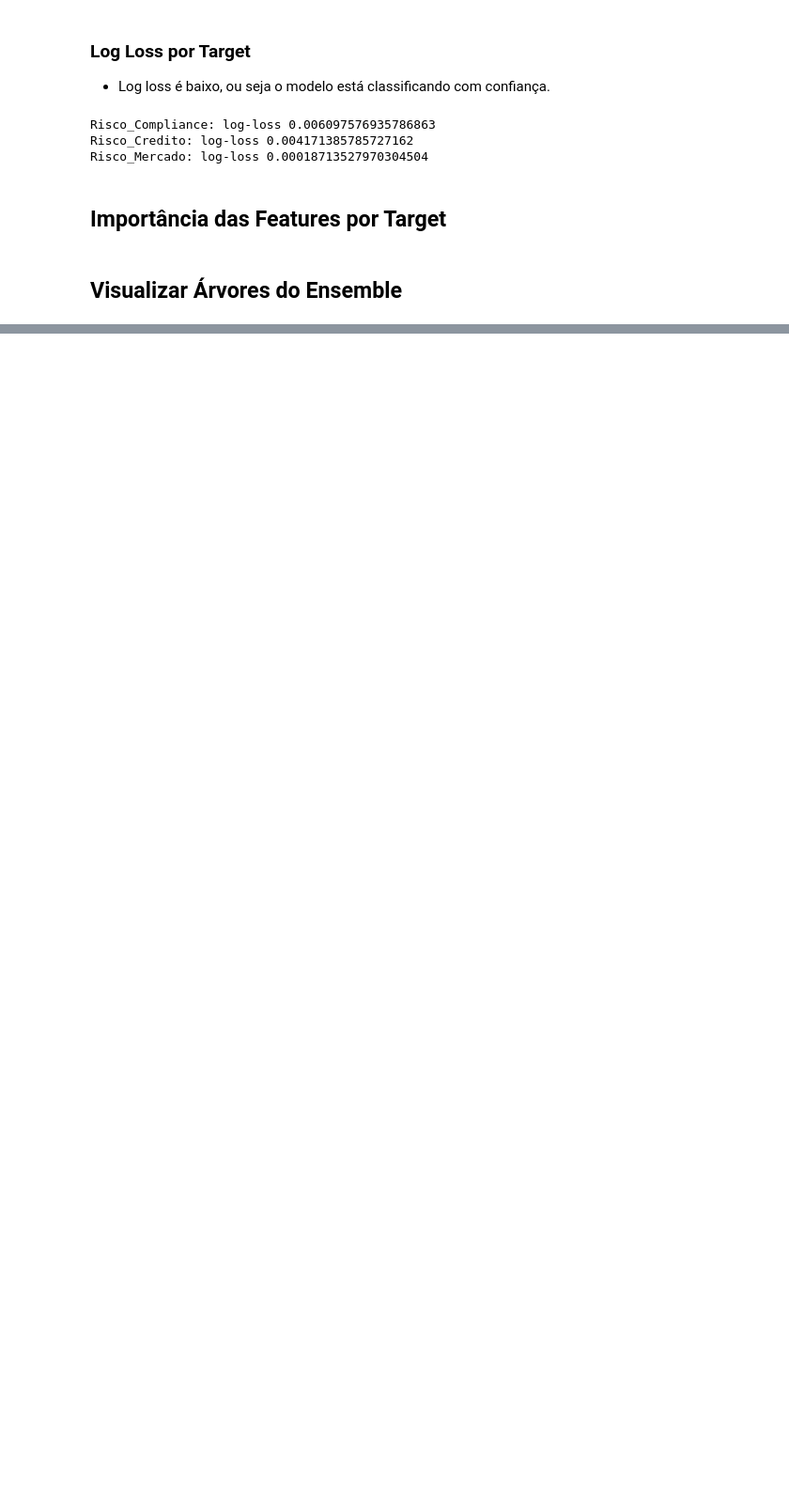
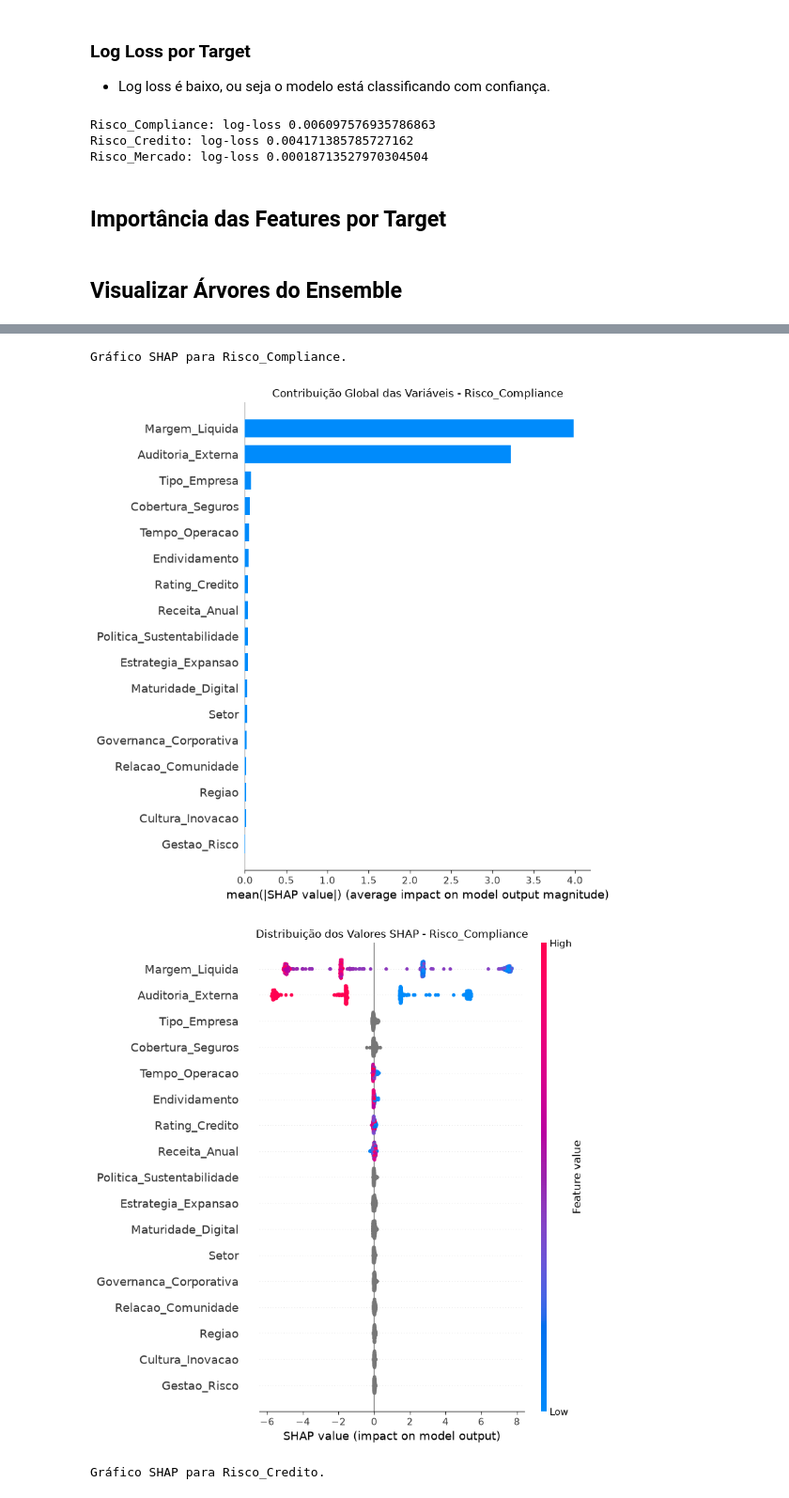
Before and after one commit to PedroSodreMalini/meus-projetos-machine-learning, a Jupyter notebook: 07-ensemble-de-modelos/10-catboost-multilabel/catboost.ipynb, the cells around one changed output, grey strips where cells are left out. Shown at 94% size. Drawn from its saved outputs; the diff is of its cells as text; code cells hidden in the pictures; blank space fills up the shorter version.

Commit message:
feat: shapley values --final commit

```diff
--- a/07-ensemble-de-modelos/10-catboost-multilabel/catboost.ipynb
+++ b/07-ensemble-de-modelos/10-catboost-multilabel/catboost.ipynb
@@ -465,0 +468,13 @@ for key in models:
+# %%
+explainers = []
+shap_values = []
+
+for i, target in enumerate(targets):
+    print(f'Calculando SHAP values para {target}.')
+
+    explainer = shap.TreeExplainer(models[target])
+
+    shap_values_target = explainer.shap_values(X=X_test)
+
+    explainers.append(explainer)
+    shap_values.append(shap_values_target)
@@ -465,0 +487,29 @@ for key in models:
+# %%
+for i, target in enumerate(targets):
+    print(f"Gráfico SHAP para {target}.")
+
+    shap.summary_plot(
+        shap_values[i],
+        X_test,
+        plot_type='bar',
+        show=False,
+    )
+    plt.title(f'Contribuição Global das Variáveis - {target}')
+    plt.tight_layout()
+    plt.show()
+    plt.close()
+
+    shap.summary_plot(
+      shap_values[i],
+      X_test,
+      show=False,
+    )
+    plt.title(f'Distribuição dos Valores SHAP - {target}')
+    plt.tight_layout()
+    plt.show()
+    plt.close()
+# %% [output]
+Gráfico SHAP para Risco_Compliance.
+[figure, added]
+[figure, added]
+Gráfico SHAP para Risco_Credito.
```
Also changed, not shown: parts of 5 cells of this notebook.
